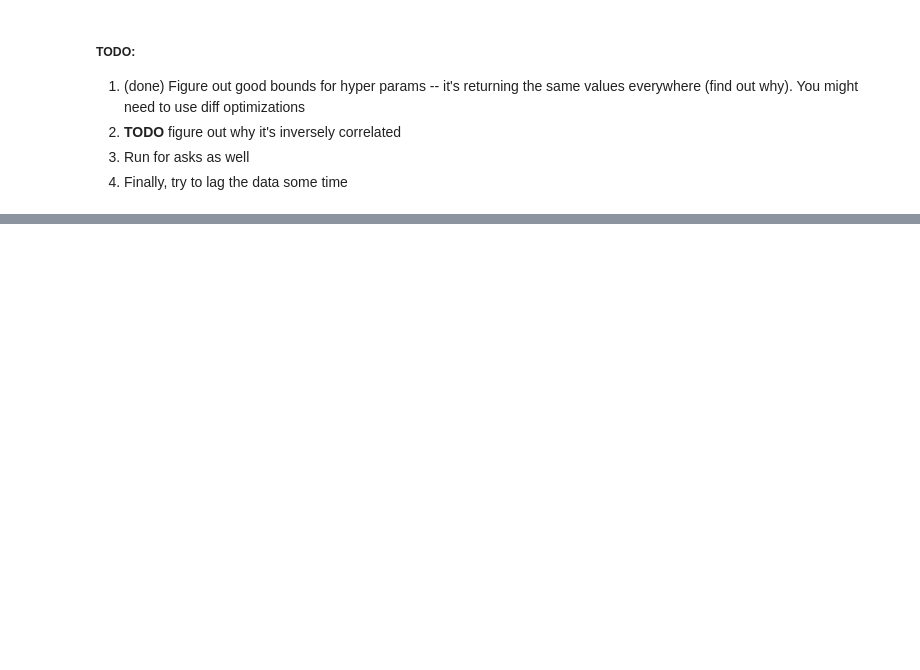
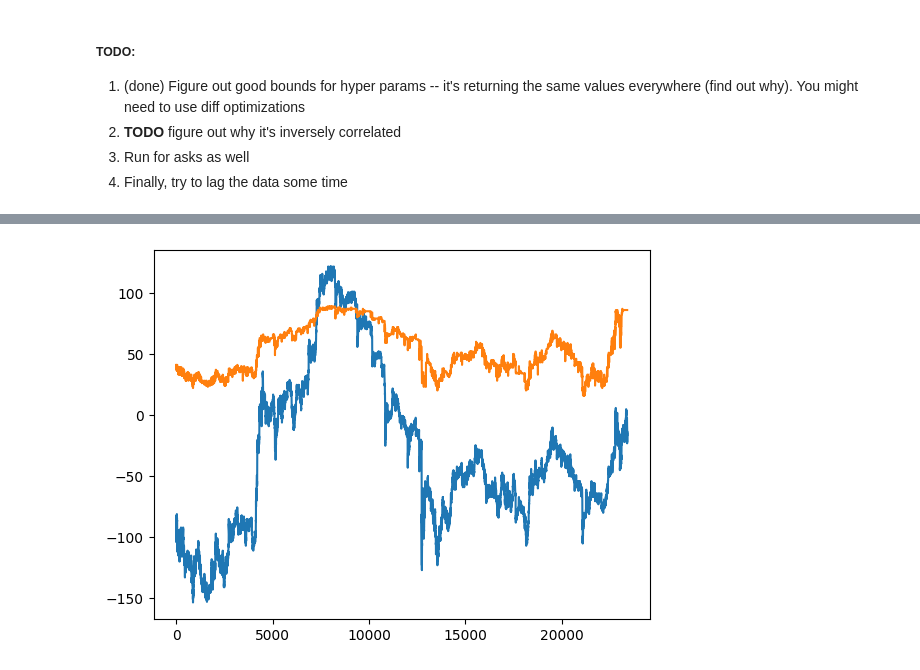
Before and after one commit to kamyarghiam/kalshi_bot, a Jupyter notebook: src/strategy/research/modeling/up_down_modeling.ipynb, the cells around one changed output, grey strips where cells are left out. Cells and saved outputs as stored; diff of their text form; code cells hidden in the pictures; blank space fills up the shorter version.

```diff
--- a/src/strategy/research/modeling/up_down_modeling.ipynb
+++ b/src/strategy/research/modeling/up_down_modeling.ipynb
@@ -145,3 +145,7 @@ plt.show()
 2. **TODO** figure out why it's inversely correlated
 3. Run for asks as well
 4. Finally, try to lag the data some time
+# %%
+price = cdf.spy_price
+time = cdf.ts
+output = cdf.yes_bid_price
@@ -147,0 +184,2 @@ plt.show()
+# %%
+altered_time = time - time.min()
@@ -147,0 +190,2 @@ plt.show()
+# %%
+altered_price = price - price_threshold
@@ -147,0 +207,6 @@ plt.show()
+# %%
+plt.plot(altered_time, altered_price)
+plt.plot(altered_time, output)
+plt.show()
+# %% [output]
+[figure, added]
```
Also changed, not shown: parts of 16 cells of this notebook.
